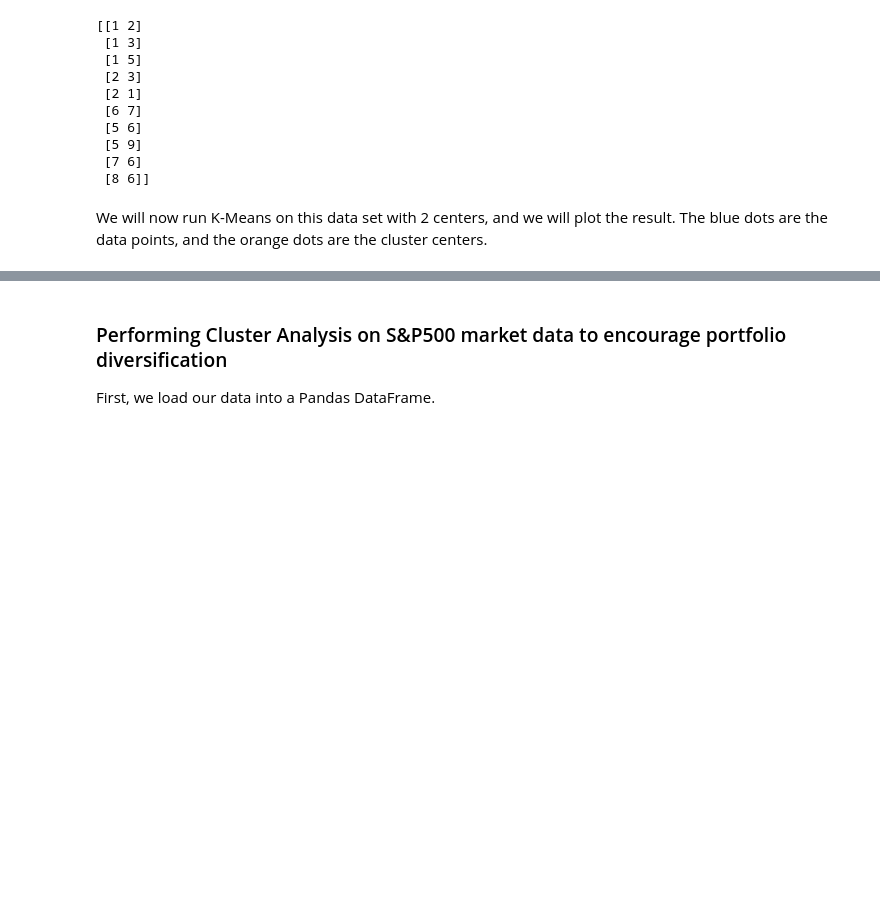
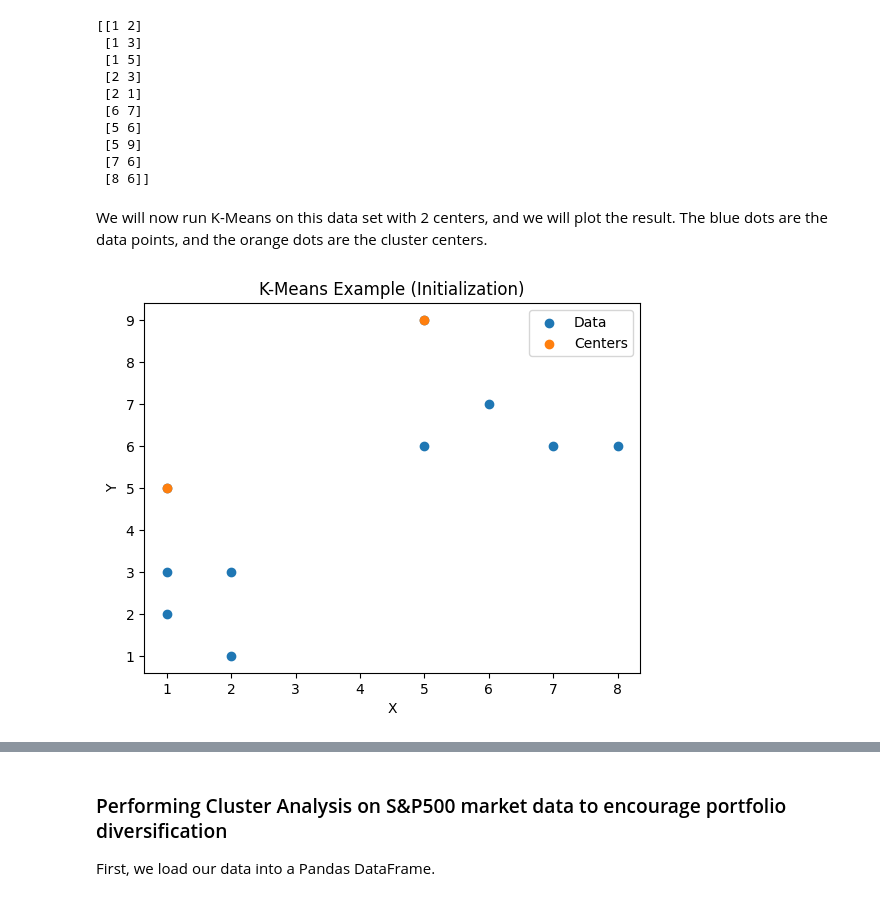
Before and after one commit to LiamQuinlan/cs339_kmeans2, a Jupyter notebook: kmeans.ipynb, the cells around one changed output, grey strips where cells are left out. Drawn from its saved outputs; the diff is of its cells as text; code cells hidden in the pictures; blank space fills up the shorter version.

```diff
--- a/kmeans.ipynb
+++ b/kmeans.ipynb
@@ -264,6 +267,17 @@ print(data1)
  [8 6]]
 # %% [markdown]
 We will now run K-Means on this data set with 2 centers, and we will plot the result. The blue dots are the data points, and the orange dots are the cluster centers.
+# %%
+plt.scatter(data1[:, 0], data1[:, 1], label="Data")
+plt.scatter([1,5], [5,9], label="Centers")
+
+plt.xlabel("X")
+plt.ylabel("Y")
+plt.title("K-Means Example (Initialization)")
+plt.legend()
+plt.show()
+# %% [output]
+[figure, added]
 # %%
 centers, clusters = kmeans(data1, 2)
 
```
Also changed, not shown: parts of 5 cells of this notebook, 4 other files.
